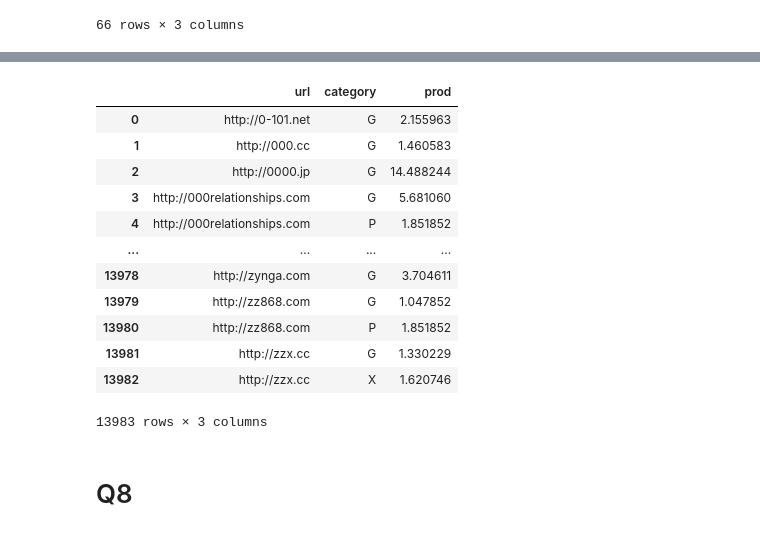
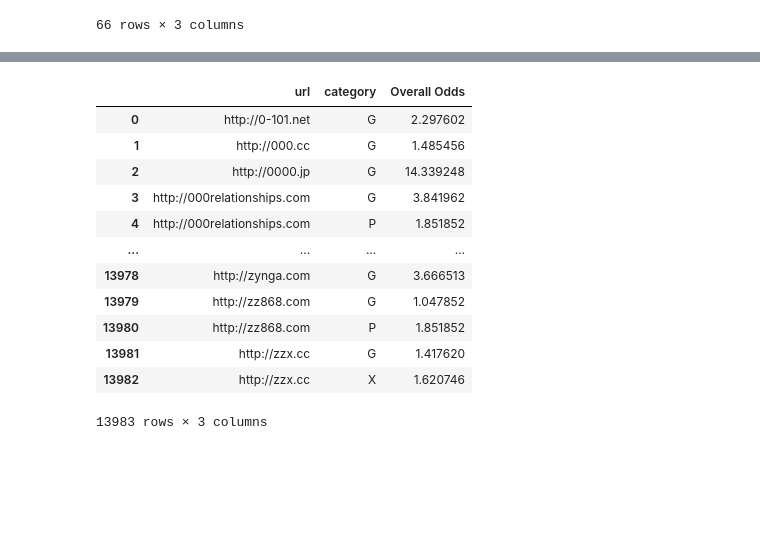
Before and after one commit to rohitashwachaks/MIS-S381N, a Jupyter notebook: assignment-3/assignment3.ipynb, the cells around one changed output, grey strips where cells are left out. Saved outputs shown, nothing was run; the diff lists cells and outputs as text; code cells hidden in the pictures; blank space fills up the shorter version.

```diff
--- a/assignment-3/assignment3.ipynb
+++ b/assignment-3/assignment3.ipynb
@@ -43,6 +43,9 @@ Length of gold after dropping duplicate urls 1517
 # %%
 labels = pd.read_csv("labels.txt", sep = "\t", header=None)
 labels.columns = ["turk","url","category"]
-print("Length of Labels",len(labels))
-labels.head()
+print("Length of labels",len(labels))
+labels.drop_duplicates(subset=["turk","url","category"], inplace=True)
+print("Length of labels after dropping Duplicate rows",len(labels))
+s))
+labels.he
 # %% [output]
@@ -103,0 +137,6 @@ Create aratergoodnessDataFrame that is indexed by turk, and has twocolumns:  the
+# %%
+# creating groupby df to get total labels checked by each turk and average correctness
+rater_goodness = labels_merged.groupby('turk')['correct_label'].agg(['count', 'mean'])
+rater_goodness.columns = ["Number of Ratings",
+                        "Average Correctness of Ratings"]
+rater_goodness
@@ -121,6 +161,5 @@ df
 # %%
-rater_goodness = DataFrame([], index = set(df["turk"]),
-                            columns = ["Number of Ratings",
-                            "Average Correctness of Ratings"])
-print("Dimensions of rater_goodness: ",rater_goodness.shape)
-rater_goodness.head()
+# rater_goodness = DataFrame([], index = set(df["turk"]),
+#                             columns = ["Number of Ratings",
+#                             "Average Correctness of Ratings"])
+# print("Dimensions of rater_goodness: ",rater_goodness.shape)
@@ -135,11 +165,0 @@ Dimensions of rater_goodness:  (269, 2)
-# %%
-# creating merged dataframe with category marked by turk and known category
-labels_merged = labels_on_gold.merge(gold, on='url', suffixes=('_turk', '_actual'))
-labels_merged['correct_label'] = (labels_merged['category_turk'] == labels_merged['category_actual']).astype(int)
-
-
-
-# creating groupby df to get total labels checked by each turk and average correctness
-rater_goodness = labels_merged.groupby('turk')['correct_label'].agg(['count', 'mean'])
-rater_goodness.columns = ["Number of Ratings","Average Correctness of Ratings"]
-rater_goodness
@@ -273,20 +330,19 @@ turk_group
 # %%
 product_odds = turk_group.groupby(["url","category"])["Odds"].agg(["prod"])
 product_odds.reset_index(inplace = True)
+product_odds.columns = ["url","category","Overall Odds"]
 product_odds
 # %% [output]
-|  | url | category | prod |
-| 0 | http://0-101.net | G | 2.155963 |
-| 1 | http://000.cc | G | 1.460583 |
-| 2 | http://0000.jp | G | 14.488244 |
-| 3 | http://000relationships.com | G | 5.681060 |
+|  | url | category | Overall Odds |
+| 0 | http://0-101.net | G | 2.297602 |
+| 1 | http://000.cc | G | 1.485456 |
+| 2 | http://0000.jp | G | 14.339248 |
+| 3 | http://000relationships.com | G | 3.841962 |
 | 4 | http://000relationships.com | P | 1.851852 |
 | ... | ... | ... | ... |
-| 13978 | http://zynga.com | G | 3.704611 |
+| 13978 | http://zynga.com | G | 3.666513 |
 | 13979 | http://zz868.com | G | 1.047852 |
 | 13980 | http://zz868.com | P | 1.851852 |
-| 13981 | http://zzx.cc | G | 1.330229 |
+| 13981 | http://zzx.cc | G | 1.417620 |
 | 13982 | http://zzx.cc | X | 1.620746 |
 13983 rows × 3 columns
-# %% [markdown]
-# Q8
```
Also changed, not shown: parts of 40 cells of this notebook, 1 other file.
